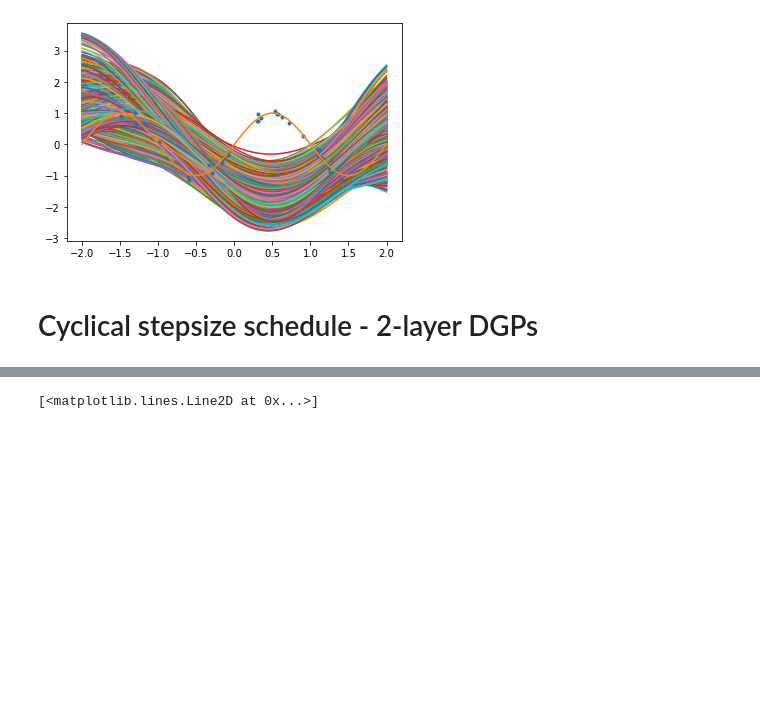
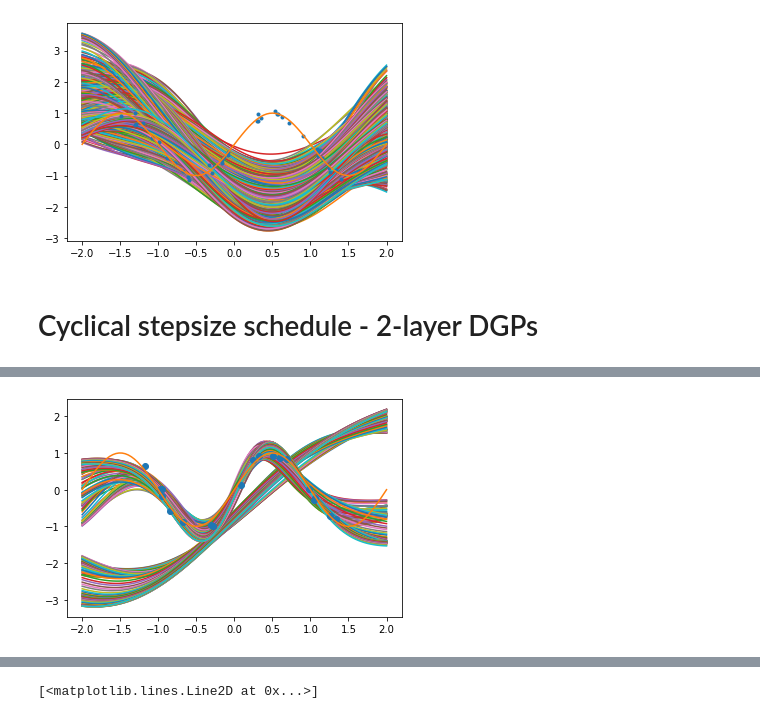
Before and after one commit to shixinxing/DGP-RF-MCMC, a Jupyter notebook: experiments/toy_demo.ipynb, the cells around one changed output, grey strips where cells are left out. Saved outputs shown, nothing was run; the diff lists cells and outputs as text; code cells hidden in the pictures; blank space fills up the shorter version.

```diff
--- a/experiments/toy_demo.ipynb
+++ b/experiments/toy_demo.ipynb
@@ -273,0 +280,9 @@ plt.plot(X_test[:,0], np.sin(np.pi * X_test[:,0]))
+# %%
+sample_index = [i+1000 for i in range(100)]
+plt.plot(X_test, out_hid_list[:,sample_index])
+plt.plot(X_test, out_list[:,sample_index])
+plt.plot(X_train[:,0], Y_train[:,0], "o")
+plt.plot(X_test[:,0], np.sin(np.pi * X_test[:,0]))
+plt.savefig("sin-2-layer-mode-1.png")
+# %% [output]
+[figure, added]
```
Also changed, not shown: parts of 9 cells of this notebook.
